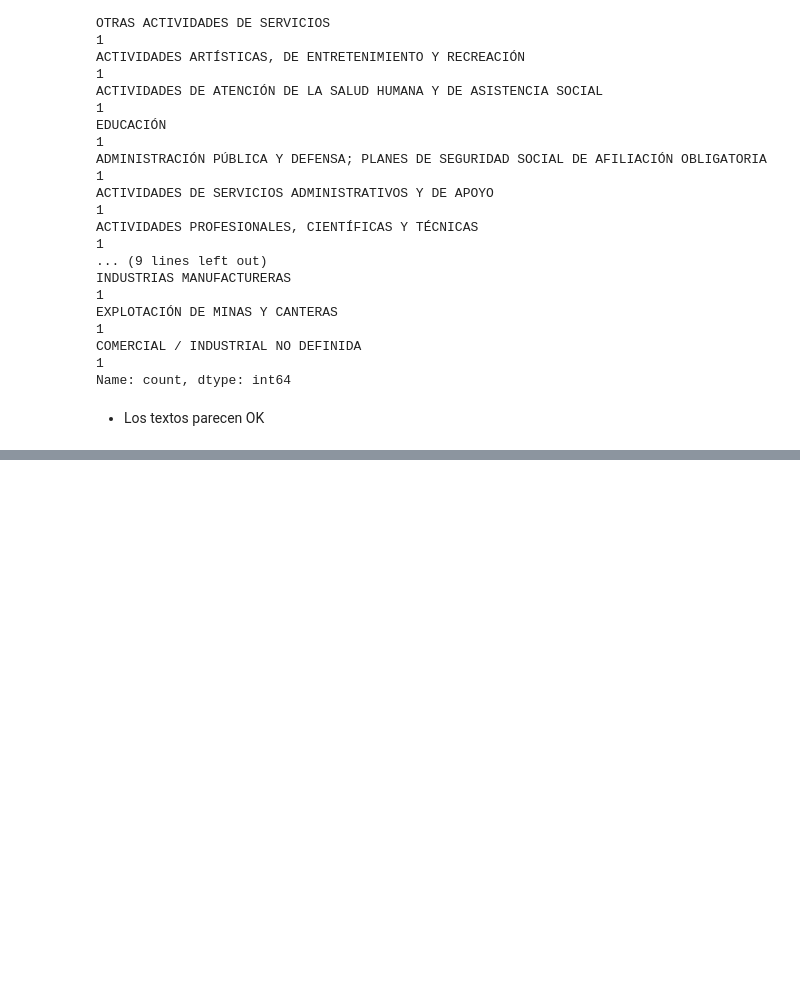
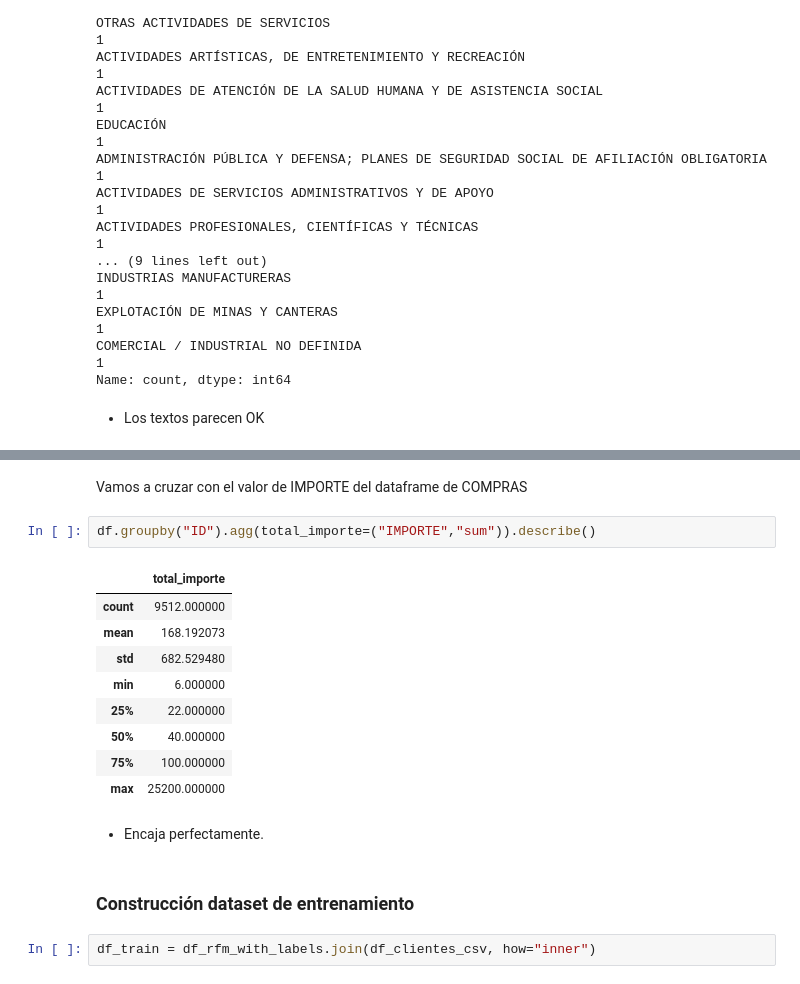
Before and after one commit to cperezh/segmentacion_clientes, a Jupyter notebook: M4 Desarrollo.ipynb, the cells around one changed output, grey strips where cells are left out. Drawn from its saved outputs; the diff is of its cells as text; blank space fills up the shorter version.

```diff
--- a/M4 Desarrollo.ipynb
+++ b/M4 Desarrollo.ipynb
@@ -952,0 +1196,20 @@ Name: count, dtype: int64
+# %% [markdown]
+Vamos a cruzar con el valor de IMPORTE del dataframe de COMPRAS
+# %%
+df.groupby("ID").agg(total_importe=("IMPORTE","sum")).describe()
+# %% [output]
+|  | total_importe |
+| count | 9512.000000 |
+| mean | 168.192073 |
+| std | 682.529480 |
+| min | 6.000000 |
+| 25% | 22.000000 |
+| 50% | 40.000000 |
+| 75% | 100.000000 |
+| max | 25200.000000 |
+# %% [markdown]
+- Encaja perfectamente.
+# %% [markdown]
+### Construcción dataset de entrenamiento
+# %%
+df_train = df_rfm_with_labels.join(df_clientes_csv, how="inner")
```
Also changed, not shown: parts of 66 cells of this notebook.
